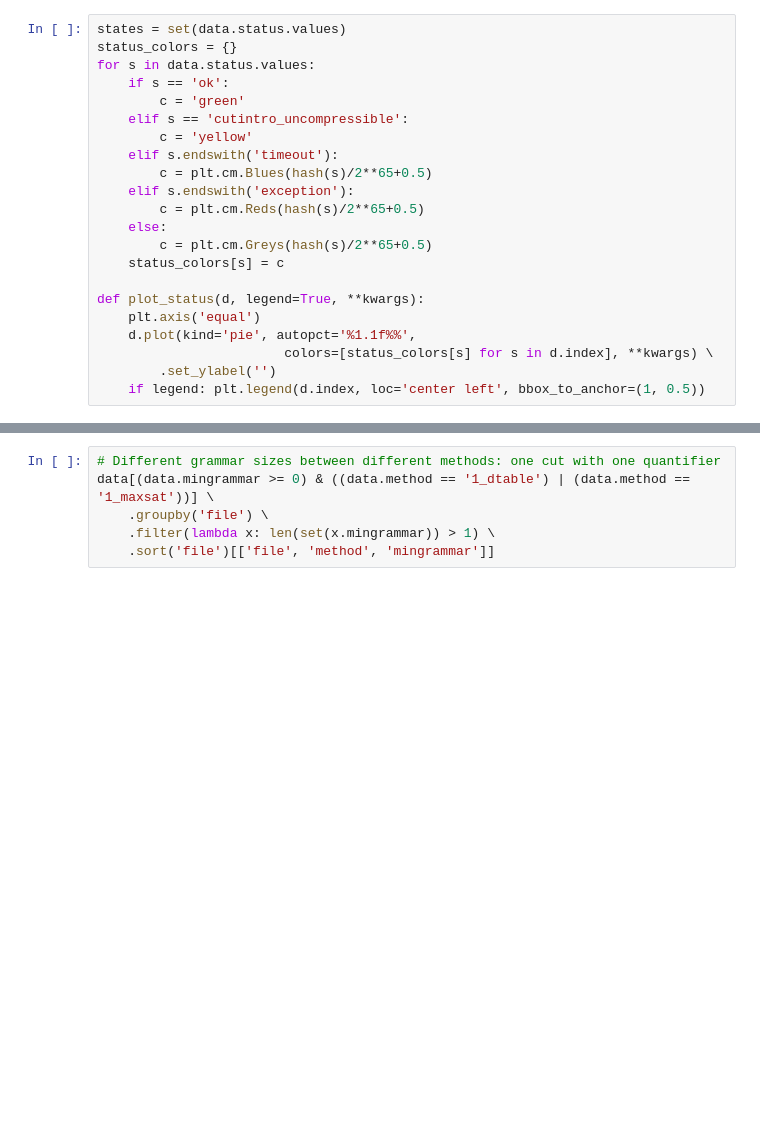
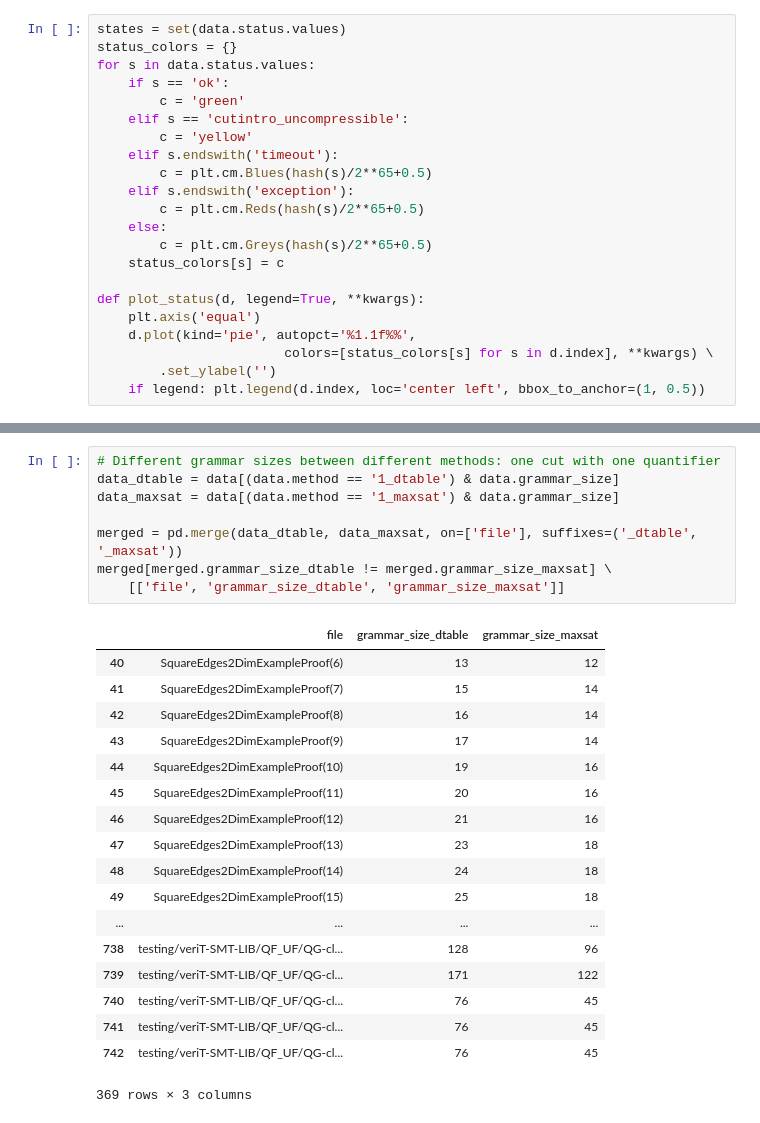
Before and after one commit to gapt/cutintro-results, a Jupyter notebook: 2015-09-04/cutintro.ipynb, the cells around one changed output, grey strips where cells are left out. Drawn from its saved outputs; the diff is of its cells as text; blank space fills up the shorter version.

```diff
--- a/2015-09-04/cutintro.ipynb
+++ b/2015-09-04/cutintro.ipynb
@@ -206,7 +338,28 @@ data['status'].value_counts()
 # %%
 # Different grammar sizes between different methods: one cut with one quantifier
-data[(data.mingrammar >= 0) & ((data.method == '1_dtable') | (data.method == '1_maxsat'))] \
-    .groupby('file') \
-    .filter(lambda x: len(set(x.mingrammar)) > 1) \
-    .sort('file')[['file', 'method', 'mingrammar']]
+data_dtable = data[(data.method == '1_dtable') & data.grammar_size]
+data_maxsat = data[(data.method == '1_maxsat') & data.grammar_size]
+
+merged = pd.merge(data_dtable, data_maxsat, on=['file'], suffixes=('_dtable', '_maxsat'))
+merged[merged.grammar_size_dtable != merged.grammar_size_maxsat] \
+    [['file', 'grammar_size_dtable', 'grammar_size_maxsat']]
+# %% [output]
+|  | file | grammar_size_dtable | grammar_size_maxsat |
+| 40 | SquareEdges2DimExampleProof(6) | 13 | 12 |
+| 41 | SquareEdges2DimExampleProof(7) | 15 | 14 |
+| 42 | SquareEdges2DimExampleProof(8) | 16 | 14 |
+| 43 | SquareEdges2DimExampleProof(9) | 17 | 14 |
+| 44 | SquareEdges2DimExampleProof(10) | 19 | 16 |
+| 45 | SquareEdges2DimExampleProof(11) | 20 | 16 |
+| 46 | SquareEdges2DimExampleProof(12) | 21 | 16 |
+| 47 | SquareEdges2DimExampleProof(13) | 23 | 18 |
+| 48 | SquareEdges2DimExampleProof(14) | 24 | 18 |
+| 49 | SquareEdges2DimExampleProof(15) | 25 | 18 |
+| ... | ... | ... | ... |
+| 738 | testing/veriT-SMT-LIB/QF_UF/QG-cl... | 128 | 96 |
+| 739 | testing/veriT-SMT-LIB/QF_UF/QG-cl... | 171 | 122 |
+| 740 | testing/veriT-SMT-LIB/QF_UF/QG-cl... | 76 | 45 |
+| 741 | testing/veriT-SMT-LIB/QF_UF/QG-cl... | 76 | 45 |
+| 742 | testing/veriT-SMT-LIB/QF_UF/QG-cl... | 76 | 45 |
+369 rows × 3 columns
 # %%
```
Also changed, not shown: parts of 20 cells of this notebook.
